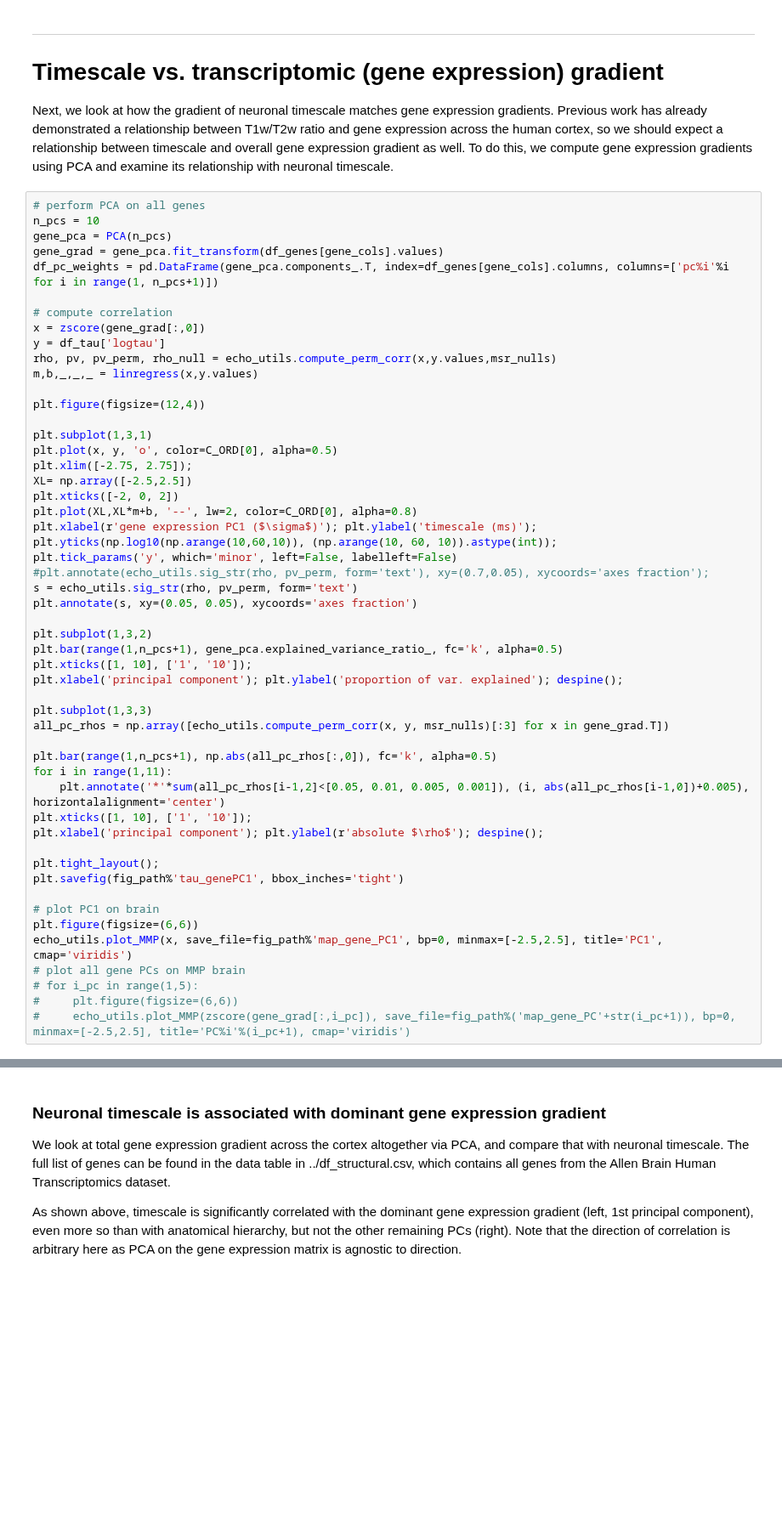
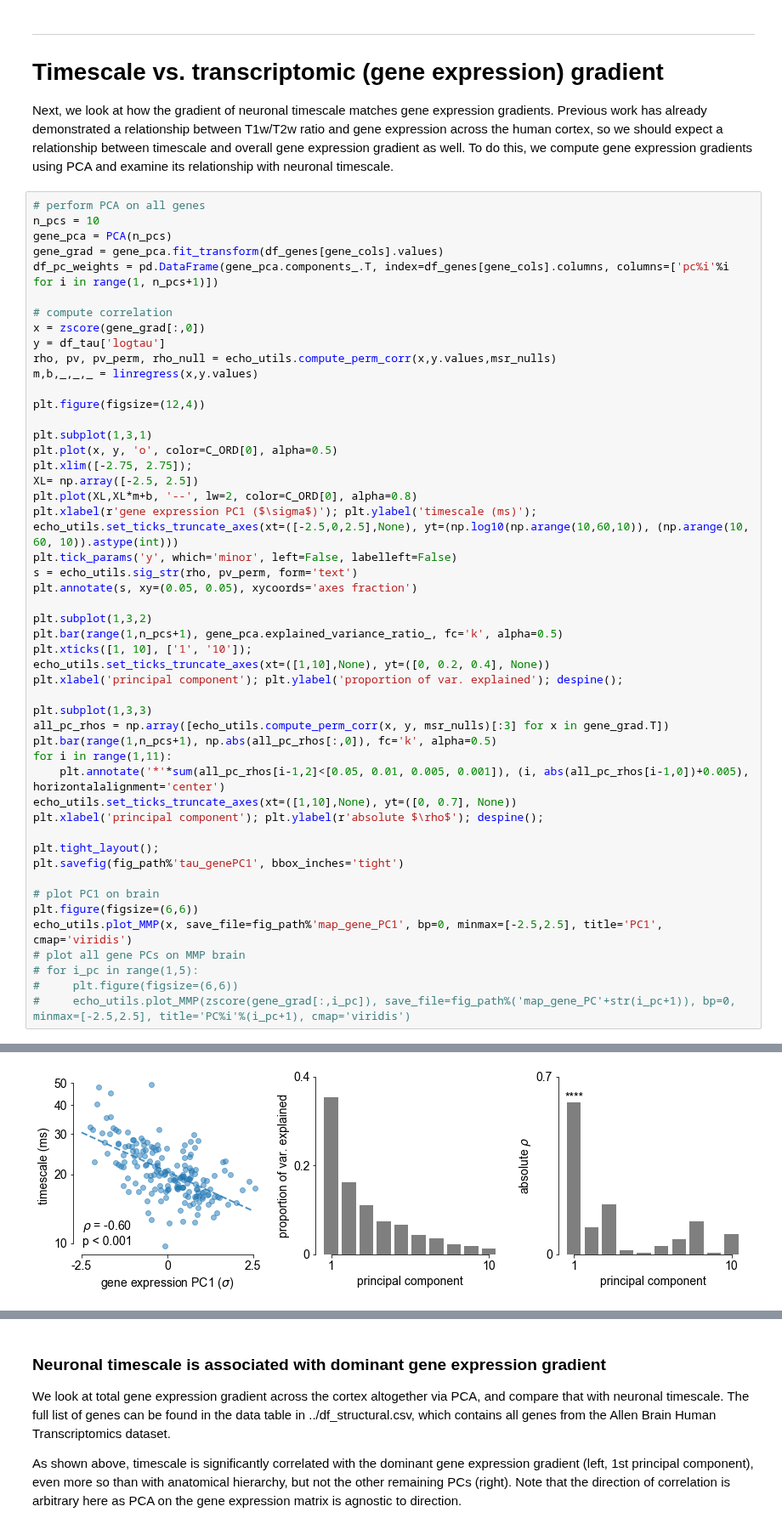
Before and after one commit to rdgao/field-echos, a Jupyter notebook: notebooks/3_viz_human_structural.ipynb, the cells around one changed output, grey strips where cells are left out. Shown at 85% size. Cells and saved outputs as stored; diff of their text form; blank space fills up the shorter version.

```diff
--- a/notebooks/3_viz_human_structural.ipynb
+++ b/notebooks/3_viz_human_structural.ipynb
@@ -395,28 +394,26 @@ plt.figure(figsize=(12,4))
 plt.subplot(1,3,1)
 plt.plot(x, y, 'o', color=C_ORD[0], alpha=0.5)
 plt.xlim([-2.75, 2.75]);
-XL= np.array([-2.5,2.5])
-plt.xticks([-2, 0, 2])
+XL= np.array([-2.5, 2.5])
 plt.plot(XL,XL*m+b, '--', lw=2, color=C_ORD[0], alpha=0.8)
 plt.xlabel(r'gene expression PC1 ($\sigma$)'); plt.ylabel('timescale (ms)');
-plt.yticks(np.log10(np.arange(10,60,10)), (np.arange(10, 60, 10)).astype(int));
+echo_utils.set_ticks_truncate_axes(xt=([-2.5,0,2.5],None), yt=(np.log10(np.arange(10,60,10)), (np.arange(10, 60, 10)).astype(int)))
 plt.tick_params('y', which='minor', left=False, labelleft=False)
-#plt.annotate(echo_utils.sig_str(rho, pv_perm, form='text'), xy=(0.7,0.05), xycoords='axes fraction');
 s = echo_utils.sig_str(rho, pv_perm, form='text')
 plt.annotate(s, xy=(0.05, 0.05), xycoords='axes fraction')
 
 plt.subplot(1,3,2)
 plt.bar(range(1,n_pcs+1), gene_pca.explained_variance_ratio_, fc='k', alpha=0.5)
 plt.xticks([1, 10], ['1', '10']);
+echo_utils.set_ticks_truncate_axes(xt=([1,10],None), yt=([0, 0.2, 0.4], None))
 plt.xlabel('principal component'); plt.ylabel('proportion of var. explained'); despine();
 
 plt.subplot(1,3,3)
 all_pc_rhos = np.array([echo_utils.compute_perm_corr(x, y, msr_nulls)[:3] for x in gene_grad.T])
-
 plt.bar(range(1,n_pcs+1), np.abs(all_pc_rhos[:,0]), fc='k', alpha=0.5)
 for i in range(1,11):
     plt.annotate('*'*sum(all_pc_rhos[i-1,2]<[0.05, 0.01, 0.005, 0.001]), (i, abs(all_pc_rhos[i-1,0])+0.005), horizontalalignment='center')
-plt.xticks([1, 10], ['1', '10']);
+echo_utils.set_ticks_truncate_axes(xt=([1,10],None), yt=([0, 0.7], None))
 plt.xlabel('principal component'); plt.ylabel(r'absolute $\rho$'); despine();
 
 plt.tight_layout();
@@ -429,3 +426,4 @@ echo_utils.plot_MMP(x, save_file=fig_path%'map_gene_PC1', bp=0, minmax=[-2.5,2.5
 # for i_pc in range(1,5):
 #     plt.figure(figsize=(6,6))
 #     echo_utils.plot_MMP(zscore(gene_grad[:,i_pc]), save_file=fig_path%('map_gene_PC'+str(i_pc+1)), bp=0, minmax=[-2.5,2.5], title='PC%i'%(i_pc+1), cmap='viridis')
+# %% [output]
@@ -431,0 +431 @@ echo_utils.plot_MMP(x, save_file=fig_path%'map_gene_PC1', bp=0, minmax=[-2.5,2.5
+[figure, added]
```
Also changed, not shown: parts of 8 cells of this notebook, 30 other files.
